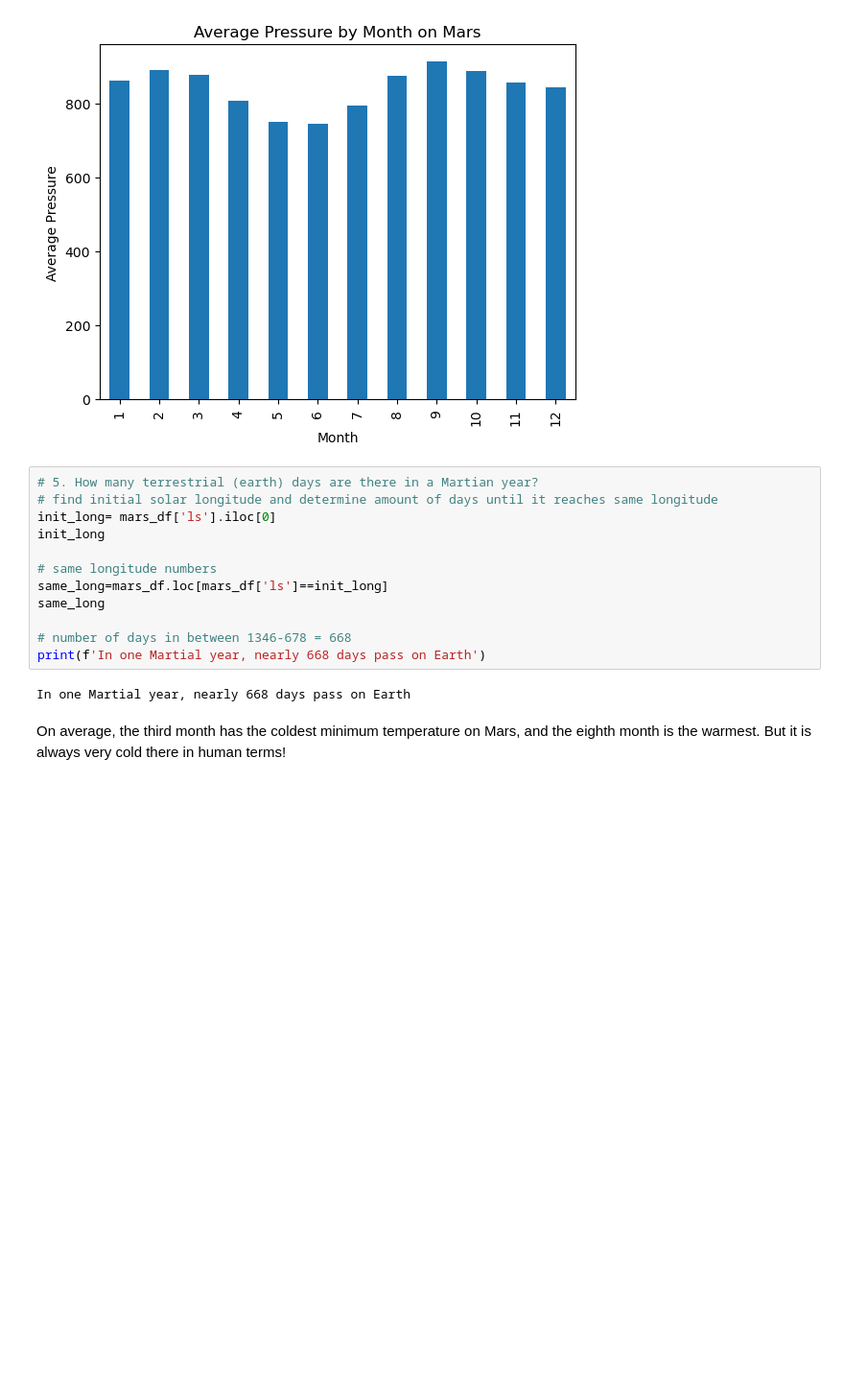
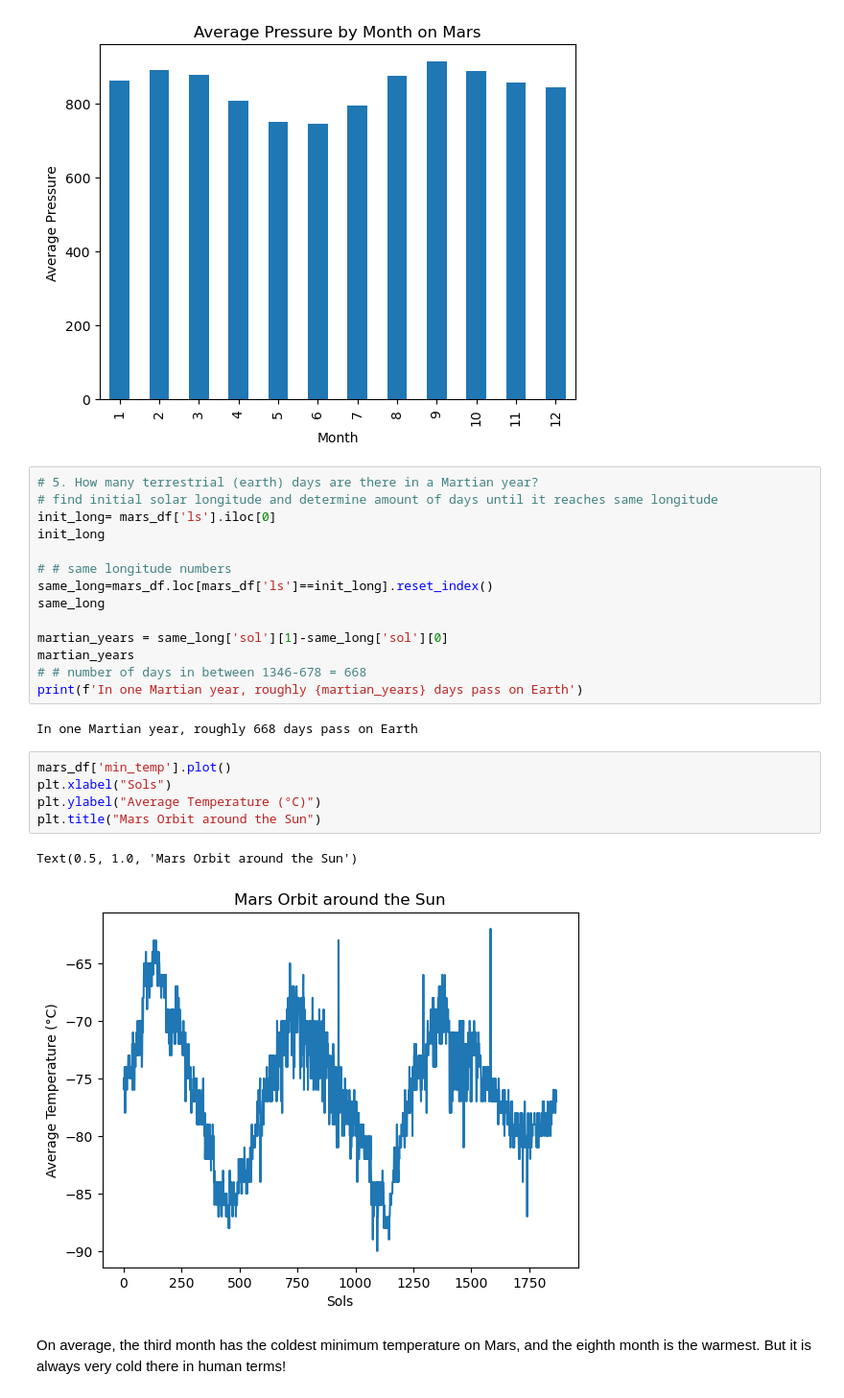
Before and after one commit to meehal0203/Module_11_web_scraping, a Jupyter notebook: part_2_mars_weather.ipynb, the cells around one changed output. Shown: that part at 96% size. Saved outputs shown, nothing was run; the diff lists cells and outputs as text; blank space fills up the shorter version.

```diff
--- a/part_2_mars_weather.ipynb
+++ b/part_2_mars_weather.ipynb
@@ -322,14 +319,24 @@ plt.show()
 init_long= mars_df['ls'].iloc[0]
 init_long
 
-# same longitude numbers
-same_long=mars_df.loc[mars_df['ls']==init_long]
+# # same longitude numbers
+same_long=mars_df.loc[mars_df['ls']==init_long].reset_index()
 same_long
 
-# number of days in between 1346-678 = 668
-print(f'In one Martial year, nearly 668 days pass on Earth')
+martian_years = same_long['sol'][1]-same_long['sol'][0]
+martian_years
+# # number of days in between 1346-678 = 668
+print(f'In one Martian year, roughly {martian_years} days pass on Earth')
 # %% [output]
-In one Martial year, nearly 668 days pass on Earth
+In one Martian year, roughly 668 days pass on Earth
+# %%
+mars_df['min_temp'].plot()
+plt.xlabel("Sols")
+plt.ylabel("Average Temperature (°C)")
+plt.title("Mars Orbit around the Sun")
+# %% [output]
+Text(0.5, 1.0, 'Mars Orbit around the Sun')
+[figure, added]
 # %% [markdown]
 On average, the third month has the coldest minimum temperature on Mars, and the eighth month is the warmest. But it is always very cold there in human terms!
 # %% [markdown]
```
Also changed, not shown: parts of 6 cells of this notebook.
